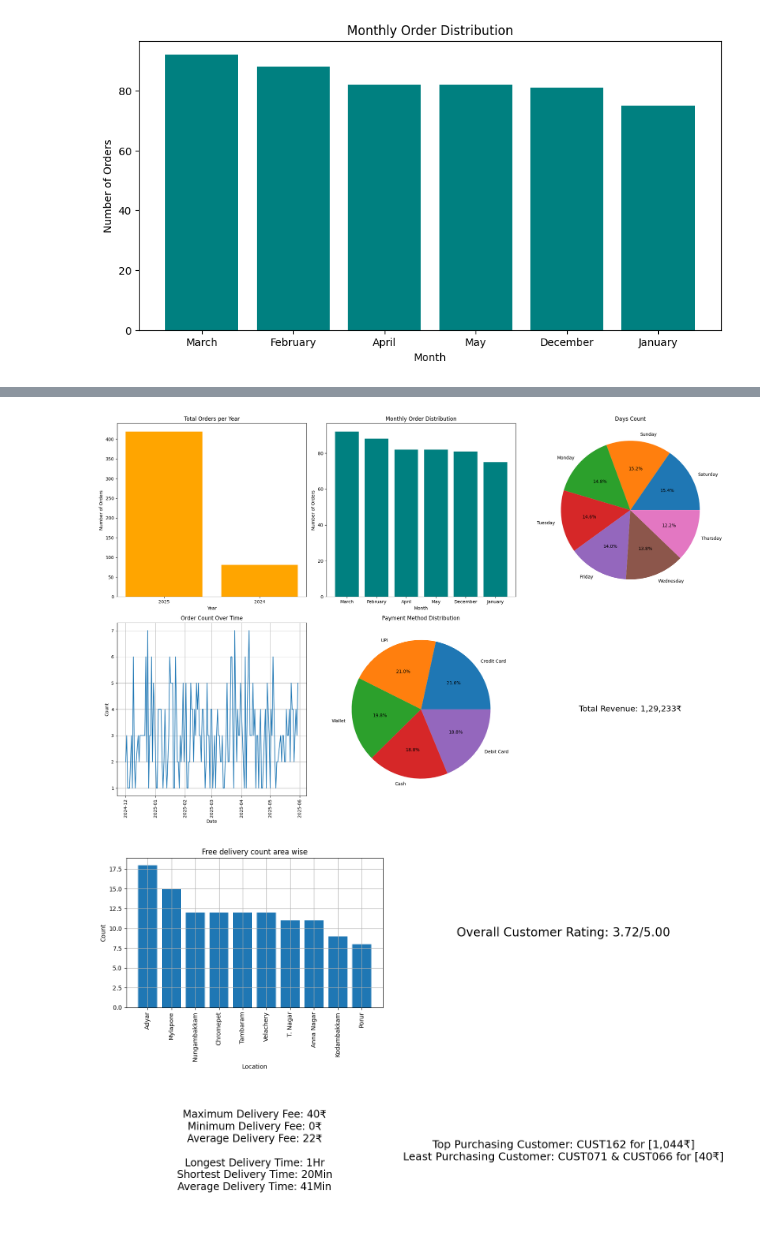
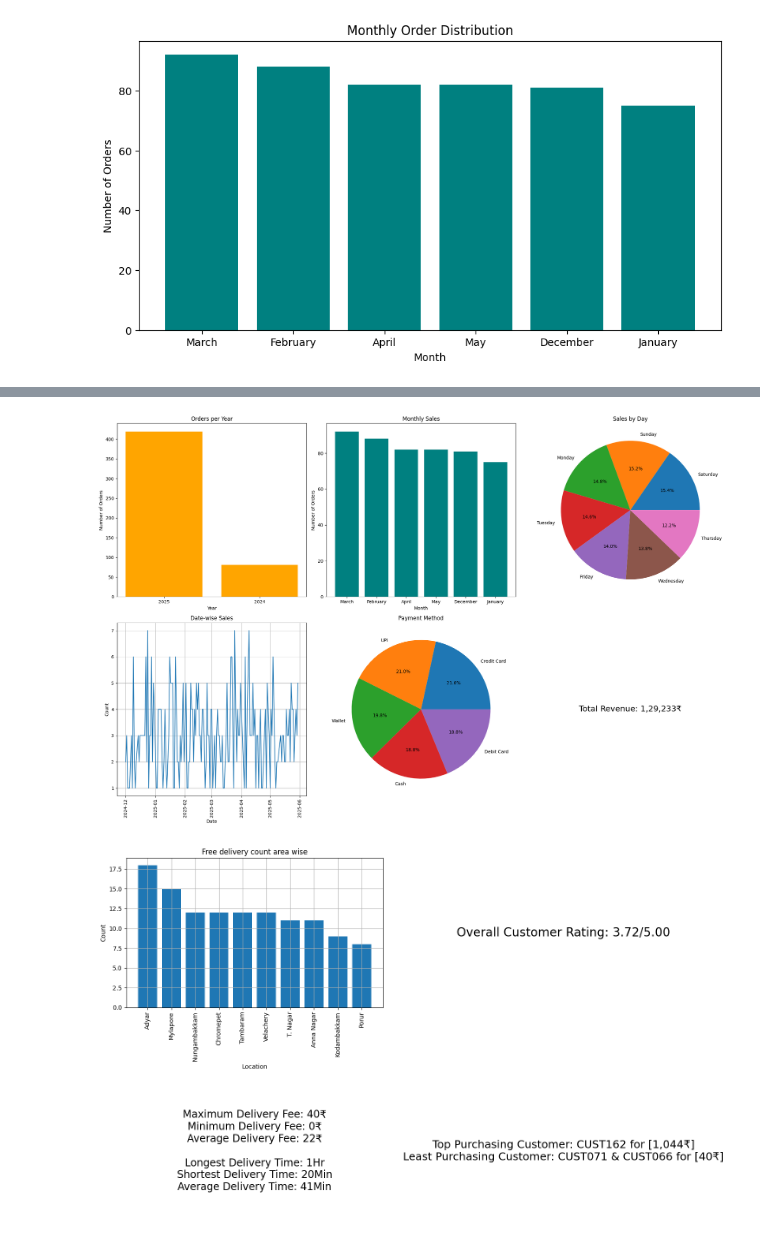
Before and after one commit to Arkrishx/python-data-analytics-, a Jupyter notebook: Project.ipynb, the cells around one changed output, grey strips where cells are left out. Drawn from its saved outputs; the diff is of its cells as text; code cells hidden in the pictures.

```diff
--- a/Project.ipynb
+++ b/Project.ipynb
@@ -650,7 +650,7 @@ plt.figure(figsize=(20 ,13))
 plt.subplot(2, 3, 1)
 #yearly sales
 plt.bar(yearly_counts.index.astype(str), yearly_counts.values,color="Orange")
-plt.title('Total Orders per Year')
+plt.title('Orders per Year')
 plt.xlabel('Year')
 plt.ylabel('Number of Orders')
 
@@ -658,41 +658,41 @@ plt.ylabel('Number of Orders')
 plt.subplot(2, 3, 2)
 #monthly sales
 plt.bar(monthly_counts.index, monthly_counts.values, color='teal')
-plt.title('Monthly Order Distribution')
+plt.title('Monthly Sales')
 plt.xlabel('Month')
 plt.ylabel('Number of Orders')
 
 
 plt.subplot(2, 3, 3)
 #days sales
 plt.pie(Days_count, labels=Days_count.index,autopct="%0.1f%%")
-plt.title('Days Count')
+plt.title('Sales by Day')
 
 plt.subplot(2, 3, 4)
 #date sales
 plt.plot(date_counts.index, date_counts.values)
-plt.title('Order Count Over Time')
+plt.title('Date-wise Sales')
 plt.xlabel('Date')
 plt.ylabel('Count')
 plt.xticks(rotation=90)
 plt.grid(True)
 
 plt.subplot(2, 3, 5)
 #payment method
 plt.pie(payment_method_count, labels=payment_method_count.index,autopct="%0.1f%%")
-plt.title('Payment Method Distribution')
+plt.title('Payment Method')
 
 plt.subplot(2, 3, 6)
 #Data: revenue
 plt.axis('off')
 plt.text(0.5,0.5,"Total Revenue: 1,29,233₹",ha='center',va='center',fontsize=18)
 
 
 #display
 plt.tight_layout()
 plt.show()
 # %% [output]
-[figure, old version]
+[figure, new version]
 # %%
 #Dashboard-3 : Customer side insights
 
```
Also changed, not shown: parts of 1 cell of this notebook.
